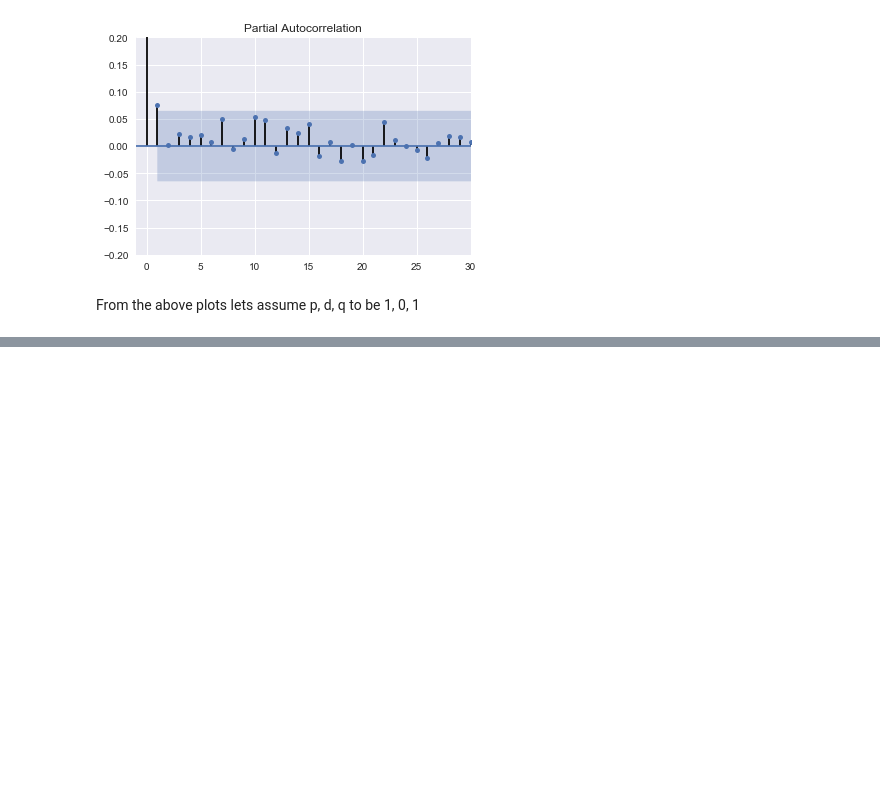
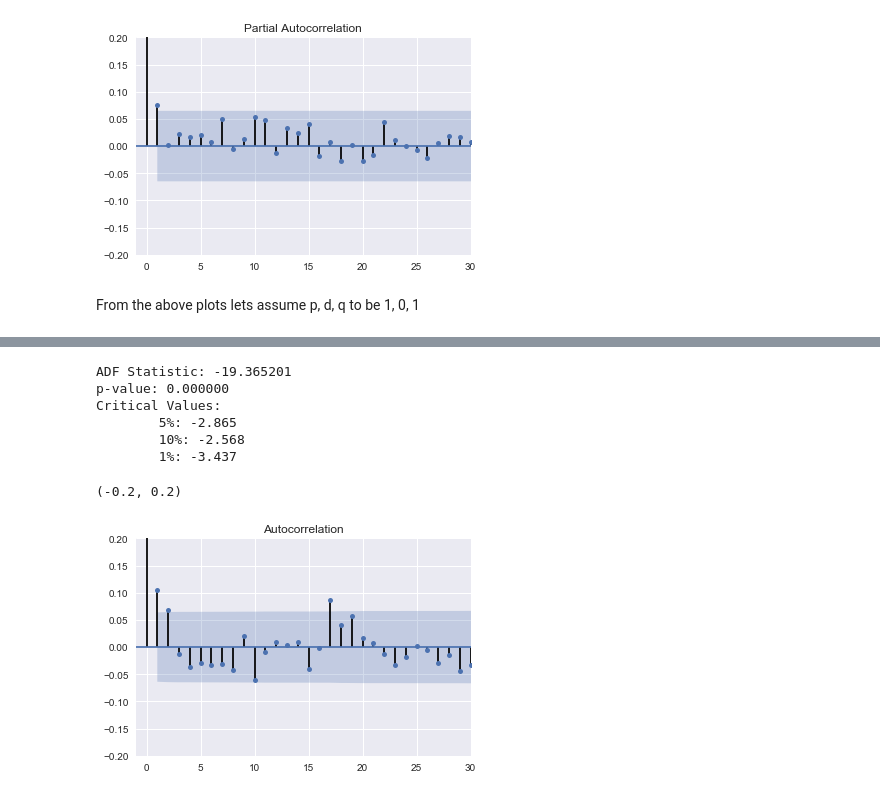
Before and after one commit to JosephKevin/TimeSeriesPrediction, a Jupyter notebook: data_science_challenge.ipynb, the cells around one changed output, grey strips where cells are left out. Cells and saved outputs as stored; diff of their text form; code cells hidden in the pictures; blank space fills up the shorter version.

```diff
--- a/data_science_challenge.ipynb
+++ b/data_science_challenge.ipynb
@@ -569,0 +593,26 @@ PARAMS: (1, 1, 3), RMSE: 155.9351644368157, AIC: 12090.798810356677, BIC: 12119.
+# %%
+# 2. Check for stationarity, using Augmented Dickey Fuller test
+from pandas import Series
+from statsmodels.tsa.stattools import adfuller
+result = adfuller(clean_tcp_df['lport'], autolag='AIC', regression='c')
+print('ADF Statistic: %f' % result[0])
+print('p-value: %f' % result[1])
+print('Critical Values:')
+for key, value in result[4].items():
+    print('\t%s: %.3f' % (key, value))
+# %% [output]
+ADF Statistic: -19.365201
+p-value: 0.000000
+Critical Values:
+        5%: -2.865
+        10%: -2.568
+        1%: -3.437
+# %%
+# 3. ACF, PACF plots to check for types of time series data
+from statsmodels.graphics.tsaplots import plot_acf, plot_pacf
+plot_acf(clean_tcp_df['lport'])
+plt.xlim(-1, 30)
+plt.ylim(-0.2, 0.2)
+# %% [output]
+(-0.2, 0.2)
+[figure, added]
```
Also changed, not shown: parts of 19 cells of this notebook.
